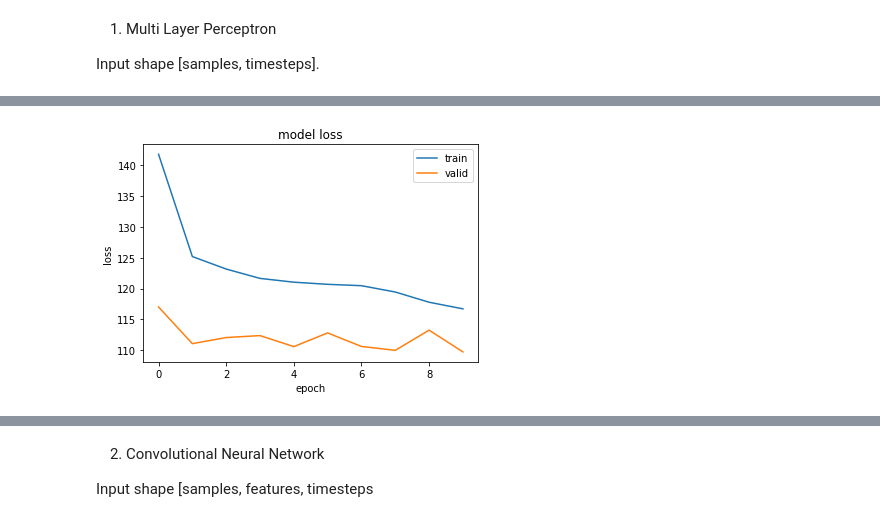
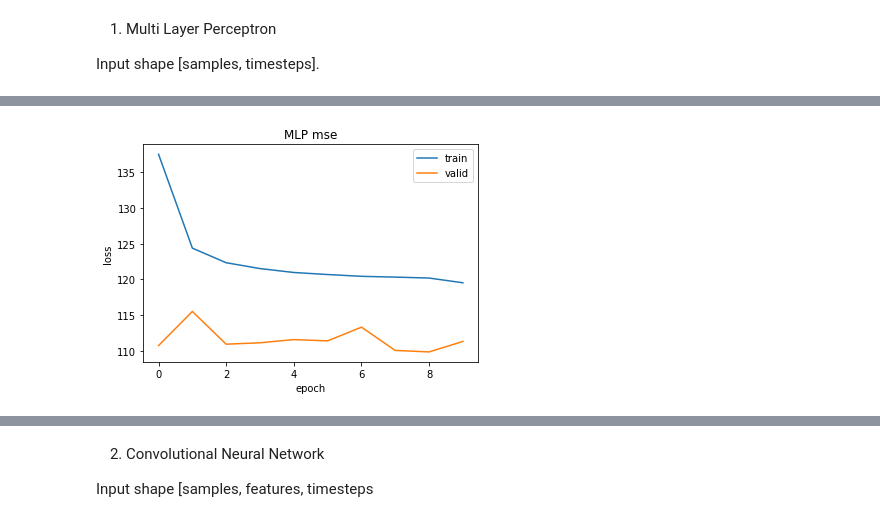
Before and after one commit to souhila98/Water-Level-Forecasting, a Jupyter notebook: Water_Levels_in_Venezia_Italia.ipynb, the cells around one changed output, grey strips where cells are left out. Drawn from its saved outputs; the diff is of its cells as text; code cells hidden in the pictures.

```diff
--- a/Water_Levels_in_Venezia_Italia.ipynb
+++ b/Water_Levels_in_Venezia_Italia.ipynb
@@ -462,10 +464,9 @@ Input shape [samples, timesteps].
 # %%
 model_mlp = Sequential()
 model_mlp.add(Dense(100,activation='relu', input_dim=train_X.shape[1]))
-model_mlp.add(Dense(50, activation='relu'))
-model_mlp.add(Dense(25, activation='relu'))
-
-model_mlp.add(Dense(1))
-model_mlp.compile(loss="mse", optimizer="adam")
+model_mlp.add(Dense(50,activation='relu'))
+model_mlp.add(Dense(25,activation='relu'))
+model_mlp.add(Dense(units=1))
+model_mlp.compile(loss="mse", optimizer="adam", metrics=['mse', 'mae'])
 model_mlp.summary()
 # %% [output]
@@ -512,11 +513,11 @@ Epoch 10/10
 # %%
 # summarize history for loss
-plt.plot(mlp_history.history['loss'])
-plt.plot(mlp_history.history['val_loss'])
-plt.title('model loss')
+plt.plot(mlp_history.history['mse'])
+plt.plot(mlp_history.history['val_mse'])
+plt.title('MLP mse')
 plt.ylabel('loss')
 plt.xlabel('epoch')
 plt.legend(['train', 'valid'], loc='upper right')
 plt.show()
 # %% [output]
-[figure, old version]
+[figure, new version]
```
Also changed, not shown: parts of 40 cells of this notebook.
